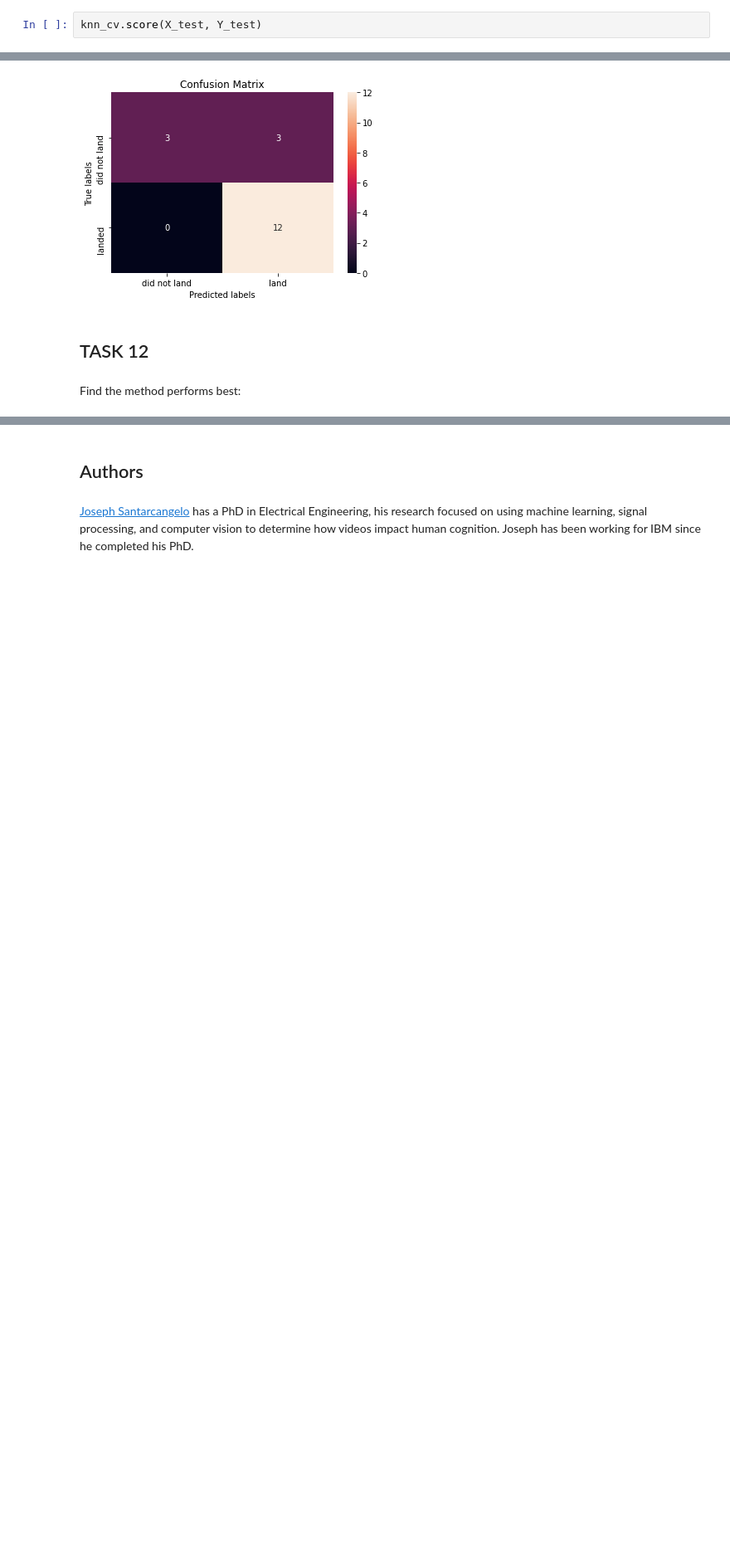
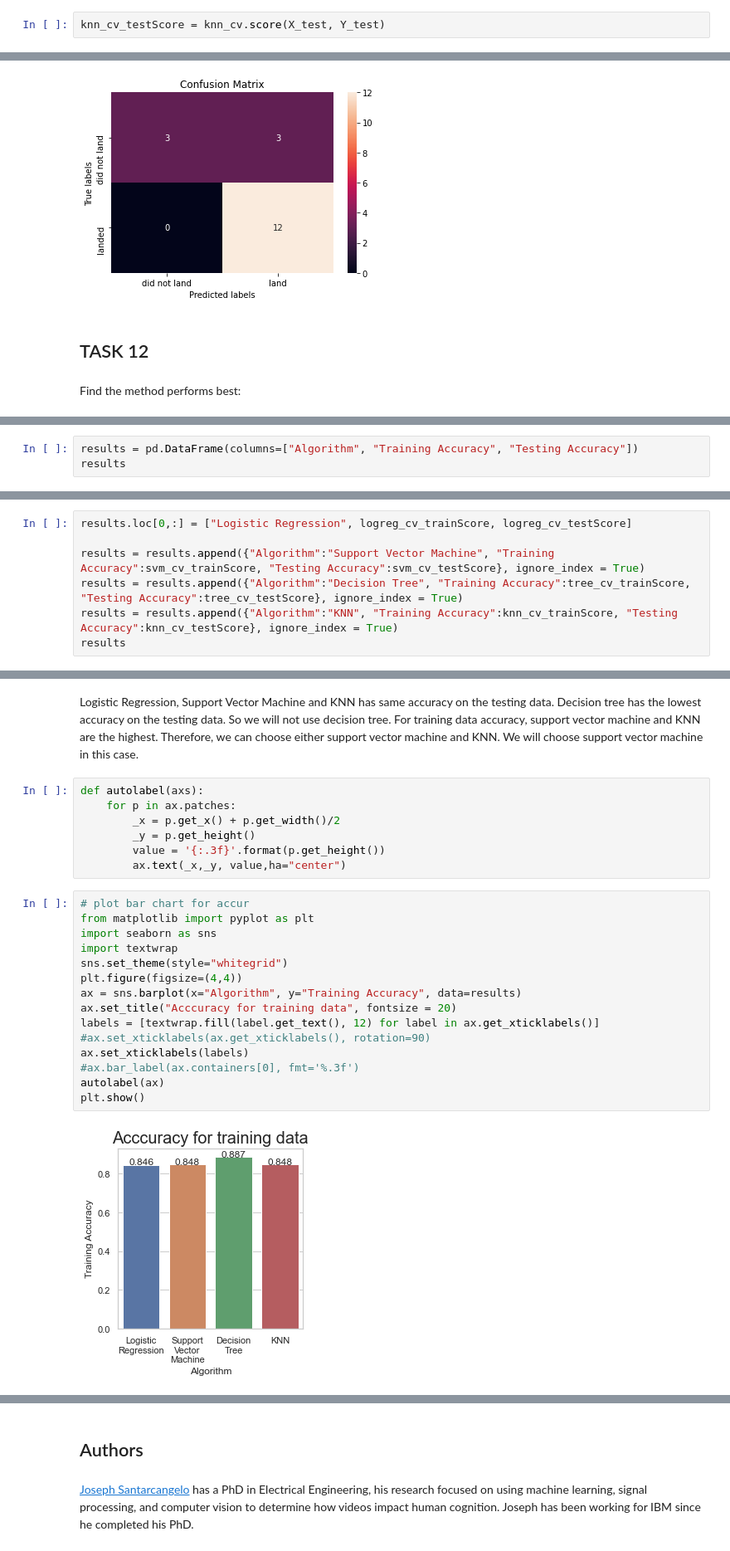
Before and after one commit to MiniAstronaut/MyRepository, a Jupyter notebook: week4/SpaceX_Machine Learning Prediction_Part_5.ipynb, the cells around one changed output, grey strips where cells are left out. Shown at 83% size. Cells and saved outputs as stored; diff of their text form; blank space fills up the shorter version.

```diff
--- a/week4/SpaceX_Machine Learning Prediction_Part_5.ipynb
+++ b/week4/SpaceX_Machine Learning Prediction_Part_5.ipynb
@@ -305,4 +325,4 @@ accuracy : 0.8482142857142858
 # %% [markdown]
 Calculate the accuracy of tree_cv on the test data using the method <code>score</code>:
 # %%
-knn_cv.score(X_test, Y_test)
+knn_cv_testScore = knn_cv.score(X_test, Y_test)
@@ -323,0 +340,3 @@ Find the method performs best:
+# %%
+results = pd.DataFrame(columns=["Algorithm", "Training Accuracy", "Testing Accuracy"])
+results
@@ -323,0 +345,7 @@ Find the method performs best:
+# %%
+results.loc[0,:] = ["Logistic Regression", logreg_cv_trainScore, logreg_cv_testScore]
+
+results = results.append({"Algorithm":"Support Vector Machine", "Training Accuracy":svm_cv_trainScore, "Testing Accuracy":svm_cv_testScore}, ignore_index = True)
+results = results.append({"Algorithm":"Decision Tree", "Training Accuracy":tree_cv_trainScore, "Testing Accuracy":tree_cv_testScore}, ignore_index = True)
+results = results.append({"Algorithm":"KNN", "Training Accuracy":knn_cv_trainScore, "Testing Accuracy":knn_cv_testScore}, ignore_index = True)
+results
@@ -323,0 +358,26 @@ Find the method performs best:
+# %% [markdown]
+Logistic Regression, Support Vector Machine and KNN has same accuracy on the testing data. Decision tree has the lowest accuracy on the testing data. So we will not use decision tree. For training data accuracy, support vector machine and KNN are the highest. Therefore, we can choose either support vector machine and KNN. We will choose support vector machine in this case.
+# %%
+def autolabel(axs):
+    for p in ax.patches:
+        _x = p.get_x() + p.get_width()/2
+        _y = p.get_height()
+        value = '{:.3f}'.format(p.get_height())
+        ax.text(_x,_y, value,ha="center")
+# %%
+# plot bar chart for accur
+from matplotlib import pyplot as plt
+import seaborn as sns
+import textwrap
+sns.set_theme(style="whitegrid")
+plt.figure(figsize=(4,4))
+ax = sns.barplot(x="Algorithm", y="Training Accuracy", data=results)
+ax.set_title("Acccuracy for training data", fontsize = 20)
+labels = [textwrap.fill(label.get_text(), 12) for label in ax.get_xticklabels()]
+#ax.set_xticklabels(ax.get_xticklabels(), rotation=90)
+ax.set_xticklabels(labels)
+#ax.bar_label(ax.containers[0], fmt='%.3f')
+autolabel(ax)
+plt.show()
+# %% [output]
+[figure, added]
```
Also changed, not shown: parts of 17 cells of this notebook.
